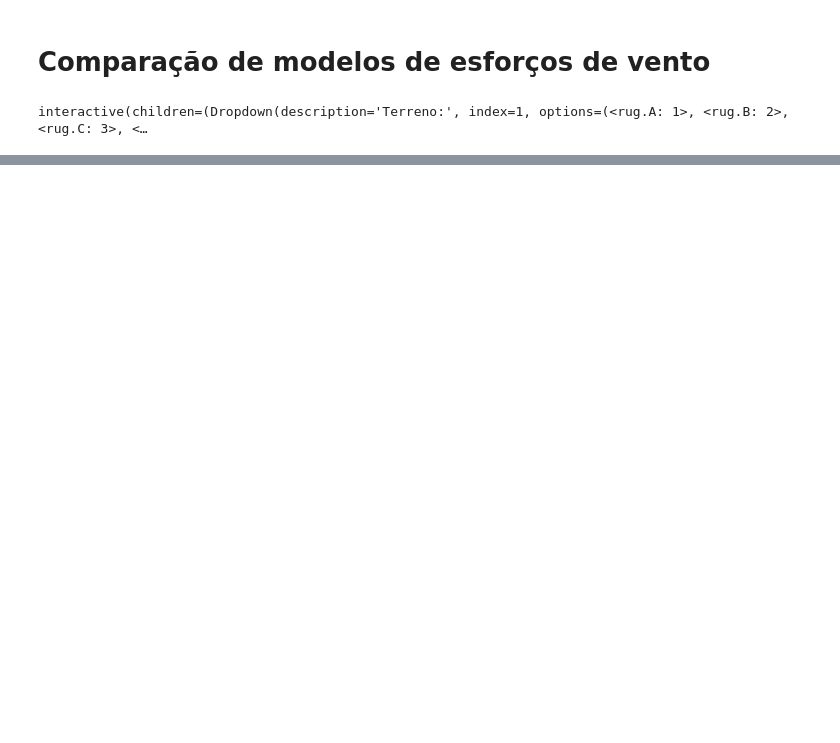
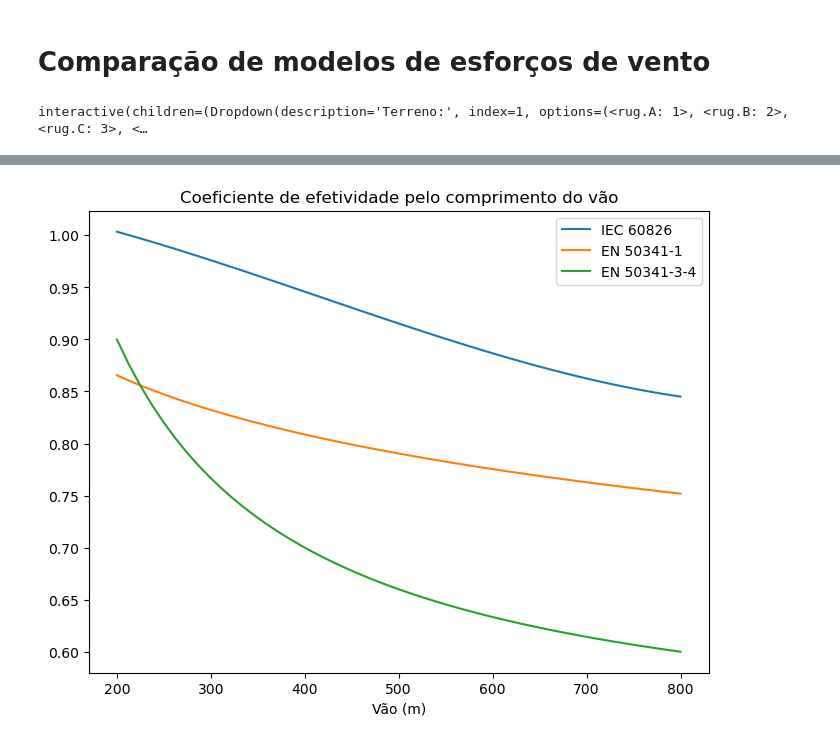
Before and after one commit to carloskleber/nbr5422, a Jupyter notebook: python/esforcosVento.ipynb, the cells around one changed output, grey strips where cells are left out. Cells and saved outputs as stored; diff of their text form; code cells hidden in the pictures; blank space fills up the shorter version.

```diff
--- a/python/esforcosVento.ipynb
+++ b/python/esforcosVento.ipynb
@@ -113,0 +115,16 @@ plt.plot(v, y)
+# %%
+# Reprodução gráfico JISF (Coeficiente de efetividade em função do comprimento do vão)
+l = np.linspace(200, 800, 50)
+glIEC = 4e-10*l**3 - 5e-7*l**2 - 1e-4*l + 1.0403
+glEN1 = 1.30 - 0.082 * np.log(l) # EN 50341-1:2001, section 4.2.2.4.1, table 4.2.5
+glEN3 = 0.50 + 80. / l
+plt.figure(figsize=(8, 6))
+plt.plot(l, glIEC, label="IEC 60826")
+plt.plot(l, glEN1, label="EN 50341-1")
+plt.plot(l, glEN3, label="EN 50341-3-4")
+plt.title('Coeficiente de efetividade pelo comprimento do vão')
+plt.xlabel('Vão (m)')
+plt.legend()
+plt.show()
+# %% [output]
+[figure, added]
```
Also changed, not shown: parts of 2 cells of this notebook.
